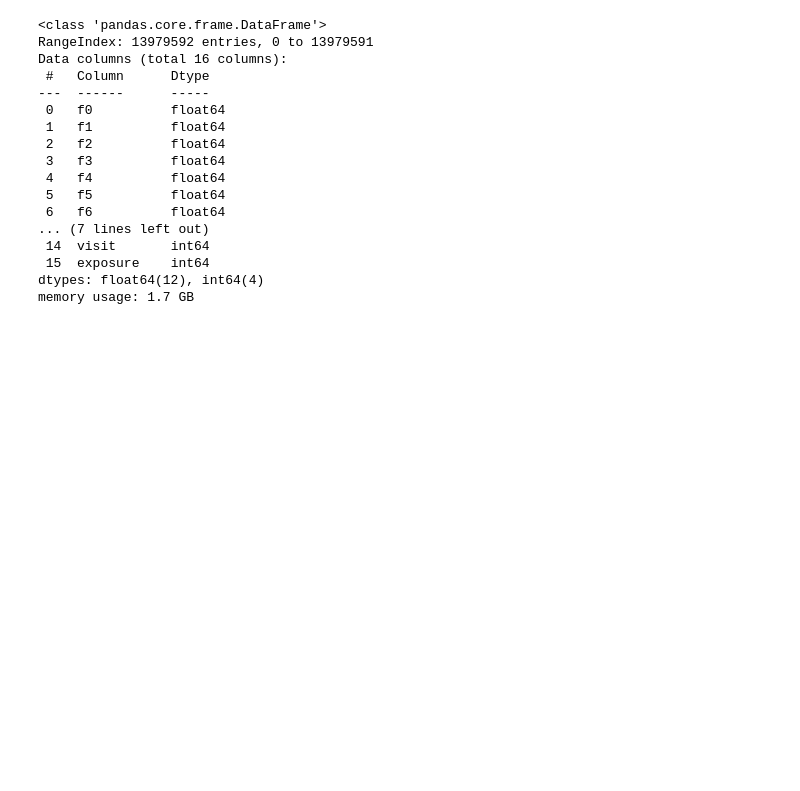
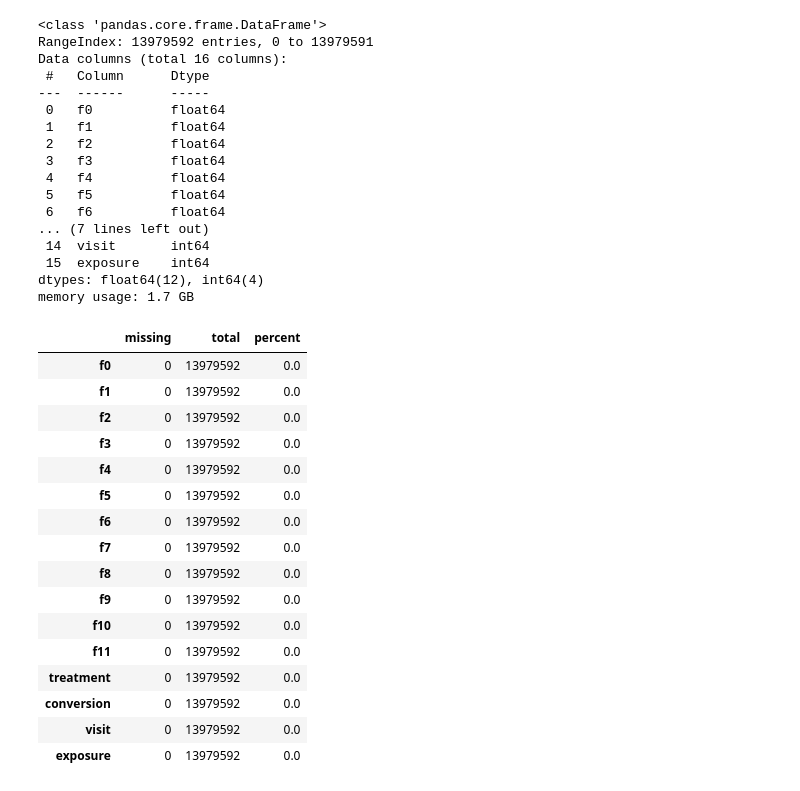
Before and after one commit to EgorenkovaURFU/uplift_trees, a Jupyter notebook: EDA.ipynb, the cells around one changed output. Cells and saved outputs as stored; diff of their text form; code cells hidden in the pictures; blank space fills up the shorter version.

```diff
--- a/EDA.ipynb
+++ b/EDA.ipynb
@@ -35,0 +51,20 @@ memory usage: 1.7 GB
+# %%
+df.stb.missing()
+# %% [output]
+|  | missing | total | percent |
+| f0 | 0 | 13979592 | 0.0 |
+| f1 | 0 | 13979592 | 0.0 |
+| f2 | 0 | 13979592 | 0.0 |
+| f3 | 0 | 13979592 | 0.0 |
+| f4 | 0 | 13979592 | 0.0 |
+| f5 | 0 | 13979592 | 0.0 |
+| f6 | 0 | 13979592 | 0.0 |
+| f7 | 0 | 13979592 | 0.0 |
+| f8 | 0 | 13979592 | 0.0 |
+| f9 | 0 | 13979592 | 0.0 |
+| f10 | 0 | 13979592 | 0.0 |
+| f11 | 0 | 13979592 | 0.0 |
+| treatment | 0 | 13979592 | 0.0 |
+| conversion | 0 | 13979592 | 0.0 |
+| visit | 0 | 13979592 | 0.0 |
+| exposure | 0 | 13979592 | 0.0 |
```
Also changed, not shown: parts of 15 cells of this notebook, 1 other file.
